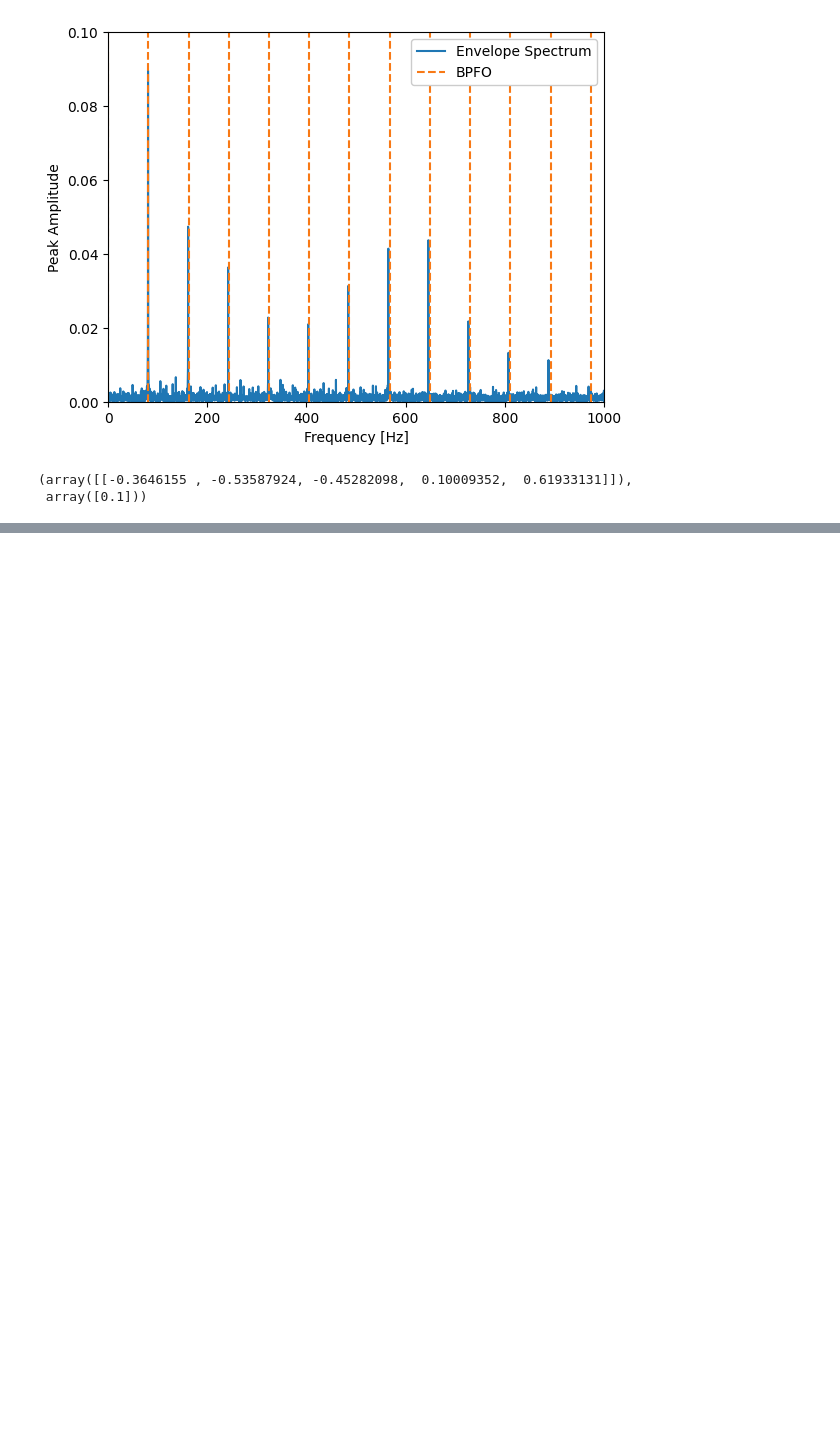
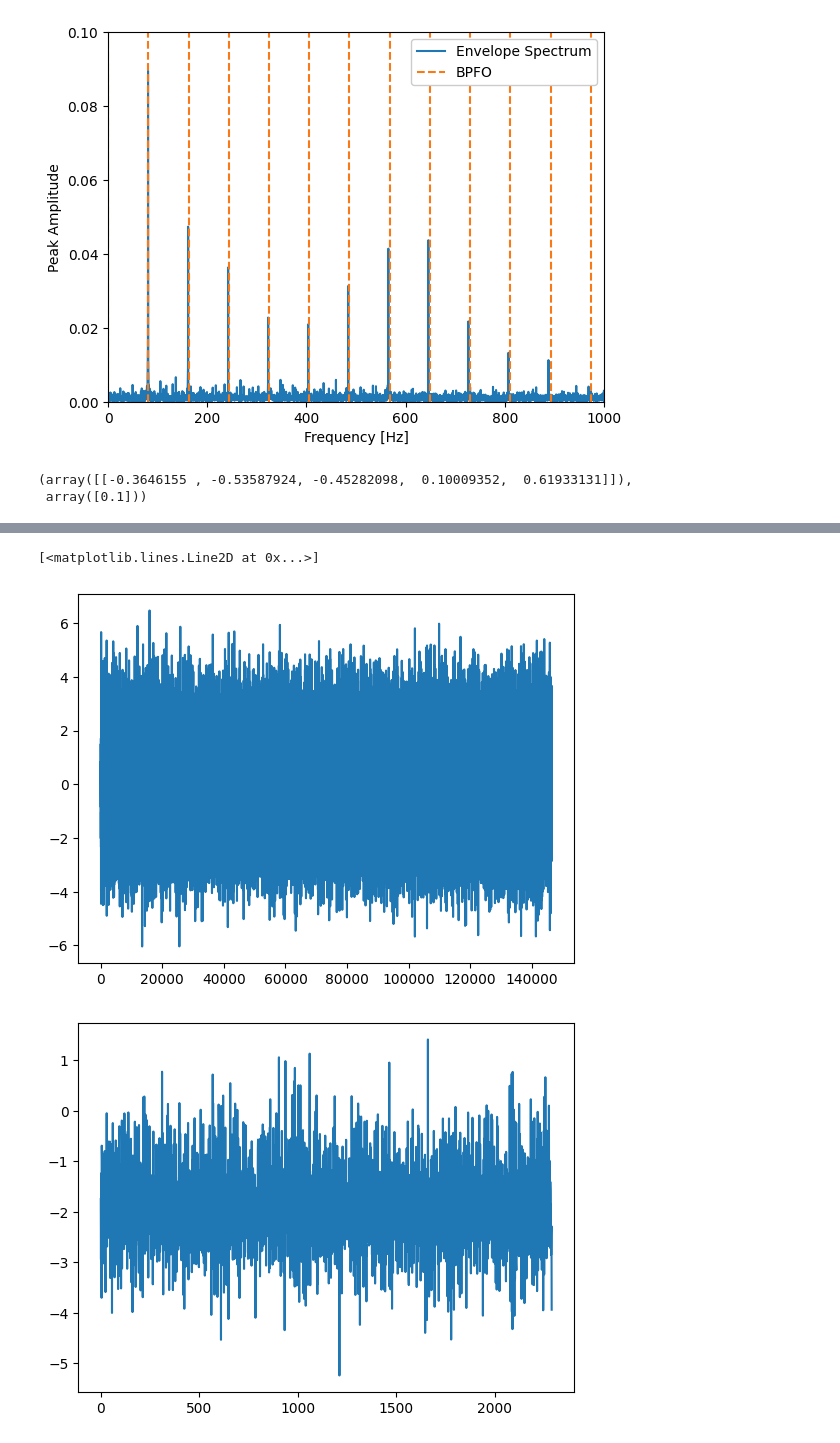
Before and after one commit to DimitriZC/Rolling-Fault-FFT-Wavelet-Analysis, a Jupyter notebook: trab.ipynb, the cells around one changed output, grey strips where cells are left out. Cells and saved outputs as stored; diff of their text form; code cells hidden in the pictures; blank space fills up the shorter version.

```diff
--- a/trab.ipynb
+++ b/trab.ipynb
@@ -328,0 +323,22 @@ plt.colorbar()
+# %%
+k = [2, 4, 6, 8, 12, 16, 24, 32, 48, 64, 96, 128, 192, 256, 384, 512, 786, 1024]
+a = []
+
+for v in k:
+    a.append(pywt.wavedec(np.transpose(x_ORF_2), 'db1', level=v))
+    # test = pywt.waverec(a[0], wavelet='gaus1')
+
+a
+
+
+
+# plt.figure()
+# plt.imshow(np.stack(rec), aspect='auto', interpolation='nearest')
+# plt.colorbar()
+# time_indx = np.linspace(0, t_ORF_2.shape[0] - 1, 6, dtype=int)
+# time = np.round(t_ORF_2[time_indx], 2)
+# plt.xticks(ticks=time_indx, labels=time)
+# plt.yticks(ticks=np.arange(0, len(k)), labels=k)
+
+# plt.xlabel('Time [s]')
+# plt.ylabel('Level (Windows Length)')
@@ -328,0 +384,11 @@ plt.colorbar()
+# %%
+plt.plot(a[0][0][0])
+
+plt.figure()
+
+plt.plot(a[3][0][0])
+# plt.ylim(-8, 8)
+# %% [output]
+[<matplotlib.lines.Line2D at 0x...>]
+[figure, added]
+[figure, added]
```
Also changed, not shown: parts of 7 cells of this notebook.
